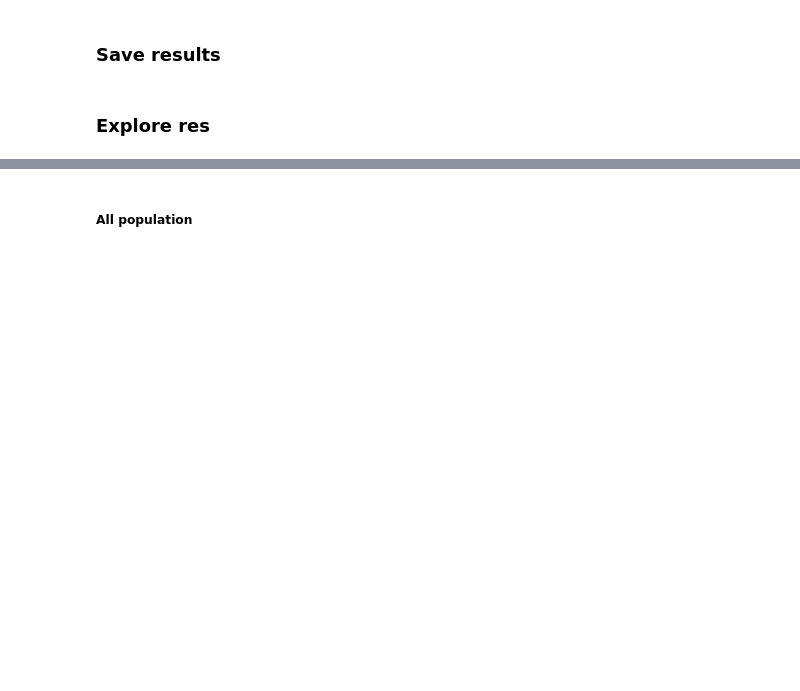
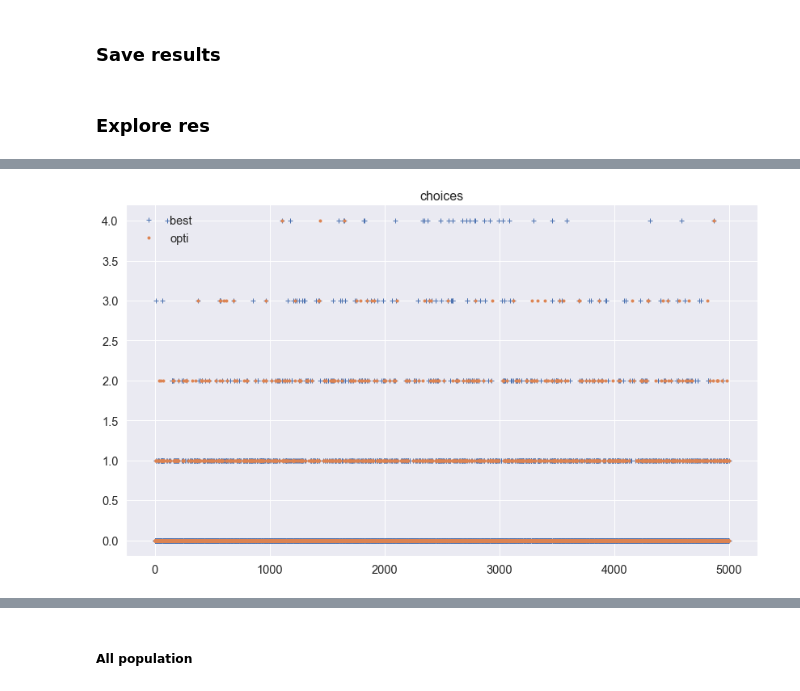
Before and after one commit to jeugregg/santa-workshop-tour-2019, a Jupyter notebook: santa-s-2019-starter-notebook.ipynb, the cells around one changed output, grey strips where cells are left out. Drawn from its saved outputs; the diff is of its cells as text; code cells hidden in the pictures; blank space fills up the shorter version.

```diff
--- a/santa-s-2019-starter-notebook.ipynb
+++ b/santa-s-2019-starter-notebook.ipynb
@@ -3384,22 +3778,12 @@ df_daily["delta_nb_opti"].plot()
 # %%
-def fun_find_choices_sub(my_days):
-    nb_fam = my_days.shape[0]
-    my_choices = np.empty(nb_fam)
-    for fam_id in range(nb_fam):
-        my_choices[fam_id] = \
-            find_choice_from_day_optim(my_days[fam_id], fam_id)
-    return my_choices
-
 arr_choice_best = fun_find_choices_sub(best)
 arr_choice_opti = fun_find_choices_sub(submission_opti["assigned_day"].values)
 
-fig = plt.figure(figsize=(12, 8))
+fig = plt.figure(figsize=(14, 8))
 plt.title("choices")
-plt.plot(arr_choice_best, '.', label="best")
+plt.plot(arr_choice_best, '+', label="best")
 plt.plot(arr_choice_opti, '.', label="opti")
-plt.legend(loc='upper right');
-#ax1 = fig.add_subplot(1,2,1)
-#ax1.plot(arr_choice_best)
-'''ax2 = fig.add_subplot(1,2,2)
-ax2.plot(arr_choice_opti)'''
+plt.legend(loc='best');
+# %% [output]
+[figure, added]
 # %%
```
Also changed, not shown: parts of 116 cells of this notebook.
